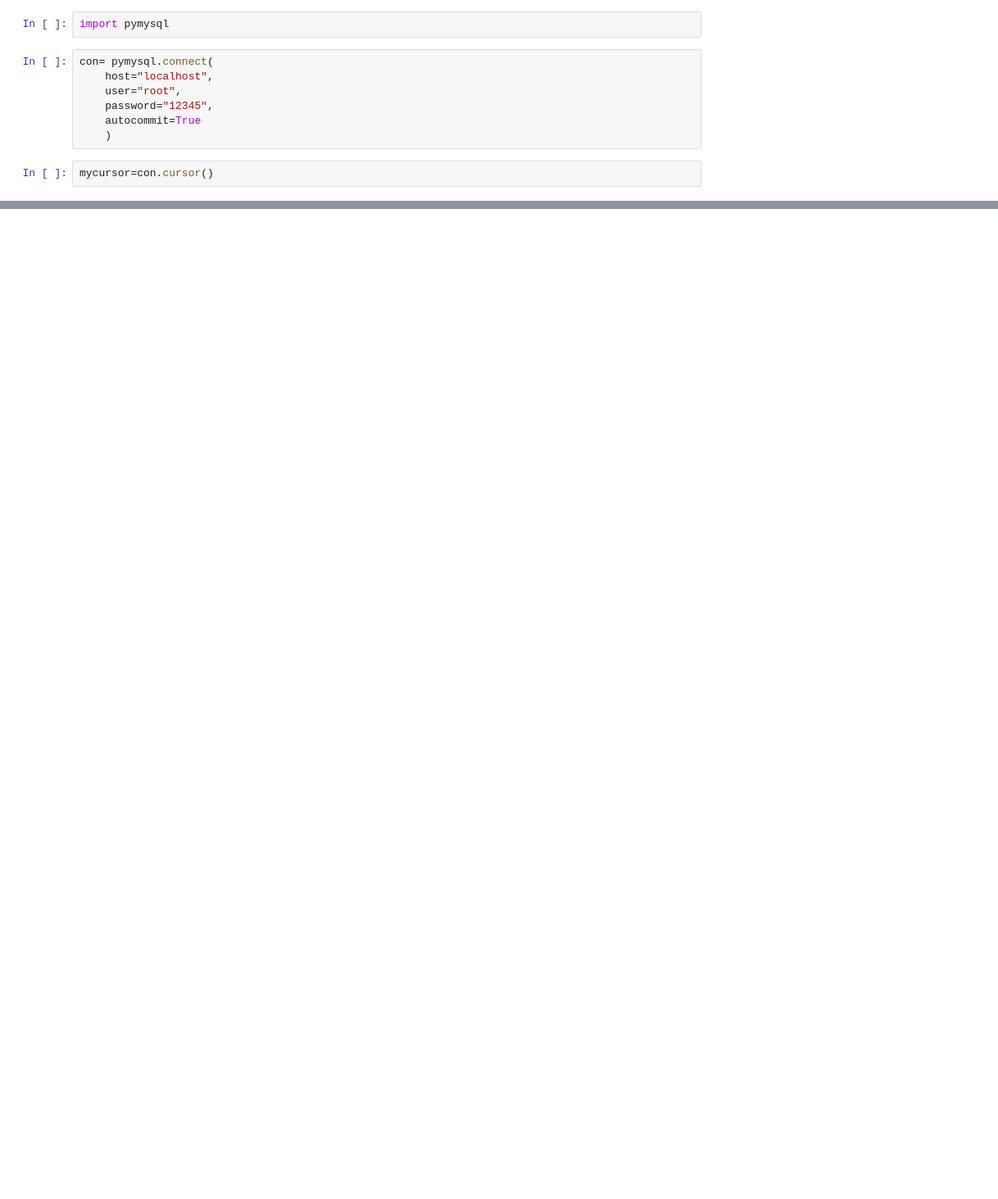
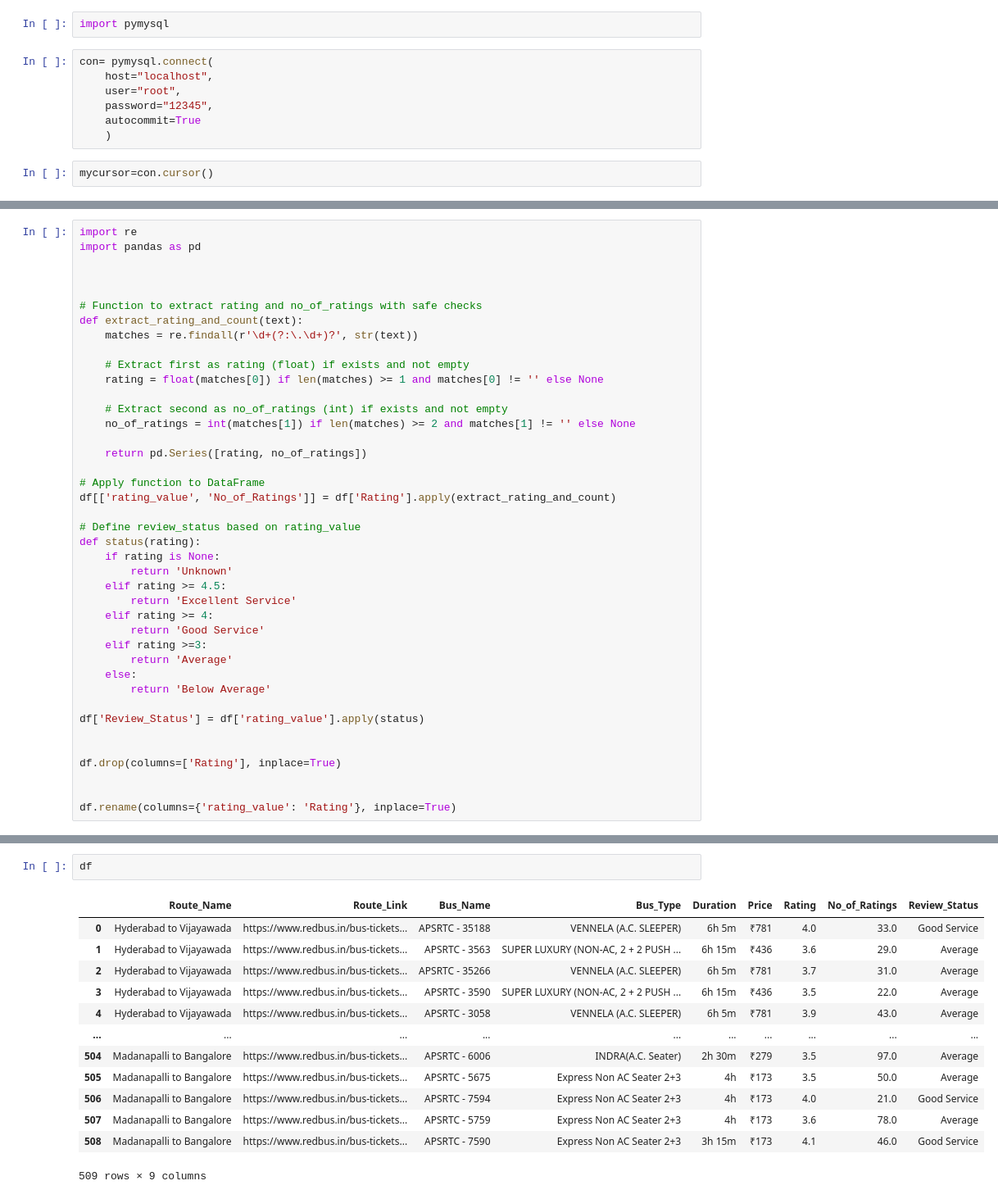
Before and after one commit to Yuvraj-1107-ML/RedBus_WebScrapping, a Jupyter notebook: Automation.ipynb, the cells around one changed output, grey strips where cells are left out. Shown: that part at 82% size. Saved outputs shown, nothing was run; the diff lists cells and outputs as text; blank space fills up the shorter version.

```diff
--- a/Automation.ipynb
+++ b/Automation.ipynb
@@ -132,0 +199,41 @@ mycursor.execute("CREATE TABLE AP_bus ( id INT AUTO_INCREMENT PRIMARY KEY,bus_na
+# %%
+import re
+import pandas as pd
+
+
+
+# Function to extract rating and no_of_ratings with safe checks
+def extract_rating_and_count(text):
+    matches = re.findall(r'\d+(?:\.\d+)?', str(text))
+
+    # Extract first as rating (float) if exists and not empty
+    rating = float(matches[0]) if len(matches) >= 1 and matches[0] != '' else None
+
+    # Extract second as no_of_ratings (int) if exists and not empty
+    no_of_ratings = int(matches[1]) if len(matches) >= 2 and matches[1] != '' else None
+
+    return pd.Series([rating, no_of_ratings])
+
+# Apply function to DataFrame
+df[['rating_value', 'No_of_Ratings']] = df['Rating'].apply(extract_rating_and_count)
+
+# Define review_status based on rating_value
+def status(rating):
+    if rating is None:
+        return 'Unknown'
+    elif rating >= 4.5:
+        return 'Excellent Service'
+    elif rating >= 4:
+        return 'Good Service'
+    elif rating >=3:
+        return 'Average'
+    else:
+        return 'Below Average'
+
+df['Review_Status'] = df['rating_value'].apply(status)
+
+
+df.drop(columns=['Rating'], inplace=True)
+
+
+df.rename(columns={'rating_value': 'Rating'}, inplace=True)
@@ -132,0 +258,16 @@ mycursor.execute("CREATE TABLE AP_bus ( id INT AUTO_INCREMENT PRIMARY KEY,bus_na
+# %%
+df
+# %% [output]
+|  | Route_Name | Route_Link | Bus_Name | Bus_Type | Duration | Price | Rating | No_of_Ratings | Review_Status |
+| 0 | Hyderabad to Vijayawada | https://www.redbus.in/bus-tickets... | APSRTC - 35188 | VENNELA (A.C. SLEEPER) | 6h 5m | ₹781 | 4.0 | 33.0 | Good Service |
+| 1 | Hyderabad to Vijayawada | https://www.redbus.in/bus-tickets... | APSRTC - 3563 | SUPER LUXURY (NON-AC, 2 + 2 PUSH ... | 6h 15m | ₹436 | 3.6 | 29.0 | Average |
+| 2 | Hyderabad to Vijayawada | https://www.redbus.in/bus-tickets... | APSRTC - 35266 | VENNELA (A.C. SLEEPER) | 6h 5m | ₹781 | 3.7 | 31.0 | Average |
+| 3 | Hyderabad to Vijayawada | https://www.redbus.in/bus-tickets... | APSRTC - 3590 | SUPER LUXURY (NON-AC, 2 + 2 PUSH ... | 6h 15m | ₹436 | 3.5 | 22.0 | Average |
+| 4 | Hyderabad to Vijayawada | https://www.redbus.in/bus-tickets... | APSRTC - 3058 | VENNELA (A.C. SLEEPER) | 6h 5m | ₹781 | 3.9 | 43.0 | Average |
+| ... | ... | ... | ... | ... | ... | ... | ... | ... | ... |
+| 504 | Madanapalli to Bangalore | https://www.redbus.in/bus-tickets... | APSRTC - 6006 | INDRA(A.C. Seater) | 2h 30m | ₹279 | 3.5 | 97.0 | Average |
+| 505 | Madanapalli to Bangalore | https://www.redbus.in/bus-tickets... | APSRTC - 5675 | Express Non AC Seater 2+3 | 4h | ₹173 | 3.5 | 50.0 | Average |
+| 506 | Madanapalli to Bangalore | https://www.redbus.in/bus-tickets... | APSRTC - 7594 | Express Non AC Seater 2+3 | 4h | ₹173 | 4.0 | 21.0 | Good Service |
+| 507 | Madanapalli to Bangalore | https://www.redbus.in/bus-tickets... | APSRTC - 5759 | Express Non AC Seater 2+3 | 4h | ₹173 | 3.6 | 78.0 | Average |
+| 508 | Madanapalli to Bangalore | https://www.redbus.in/bus-tickets... | APSRTC - 7590 | Express Non AC Seater 2+3 | 3h 15m | ₹173 | 4.1 | 46.0 | Good Service |
+509 rows × 9 columns
```
Also changed, not shown: parts of 14 cells of this notebook, 2 other files.
